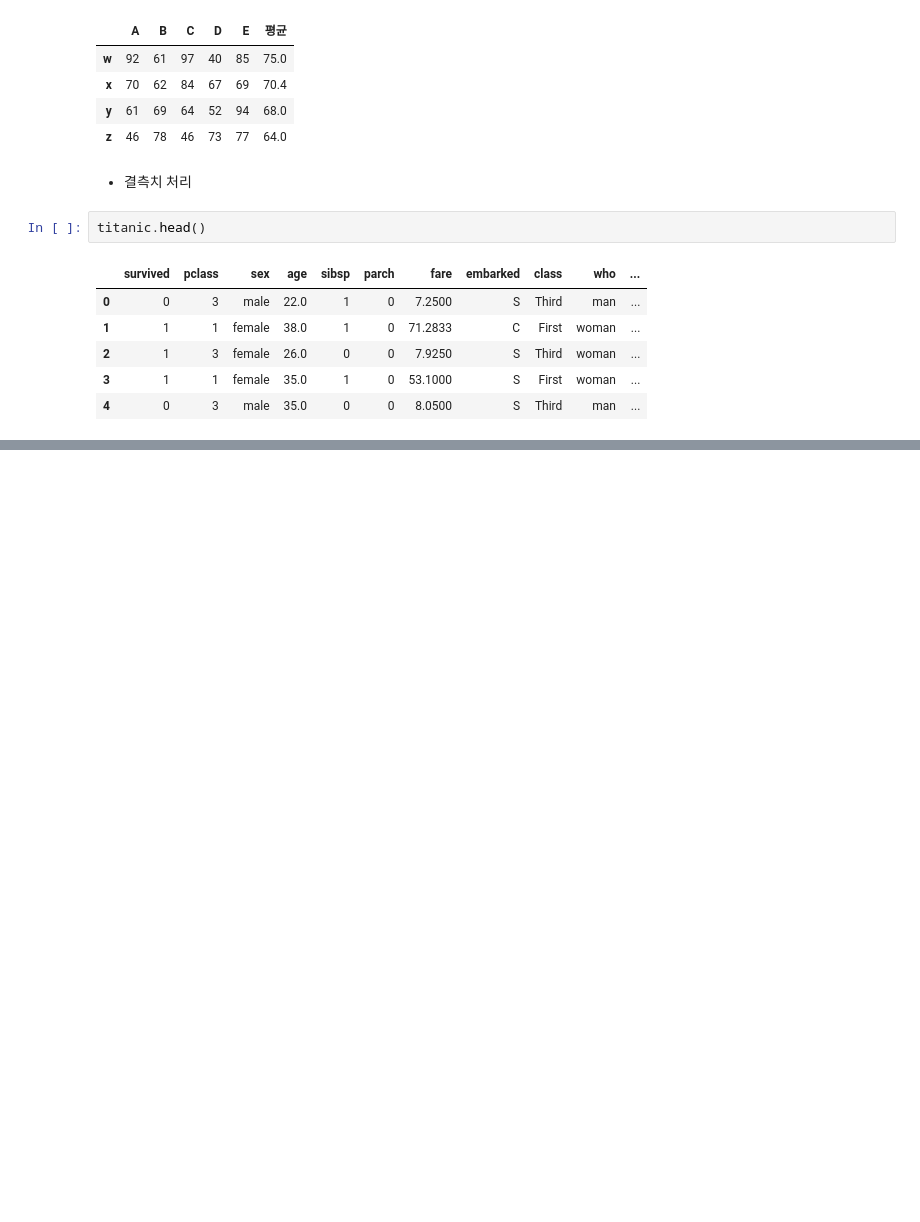
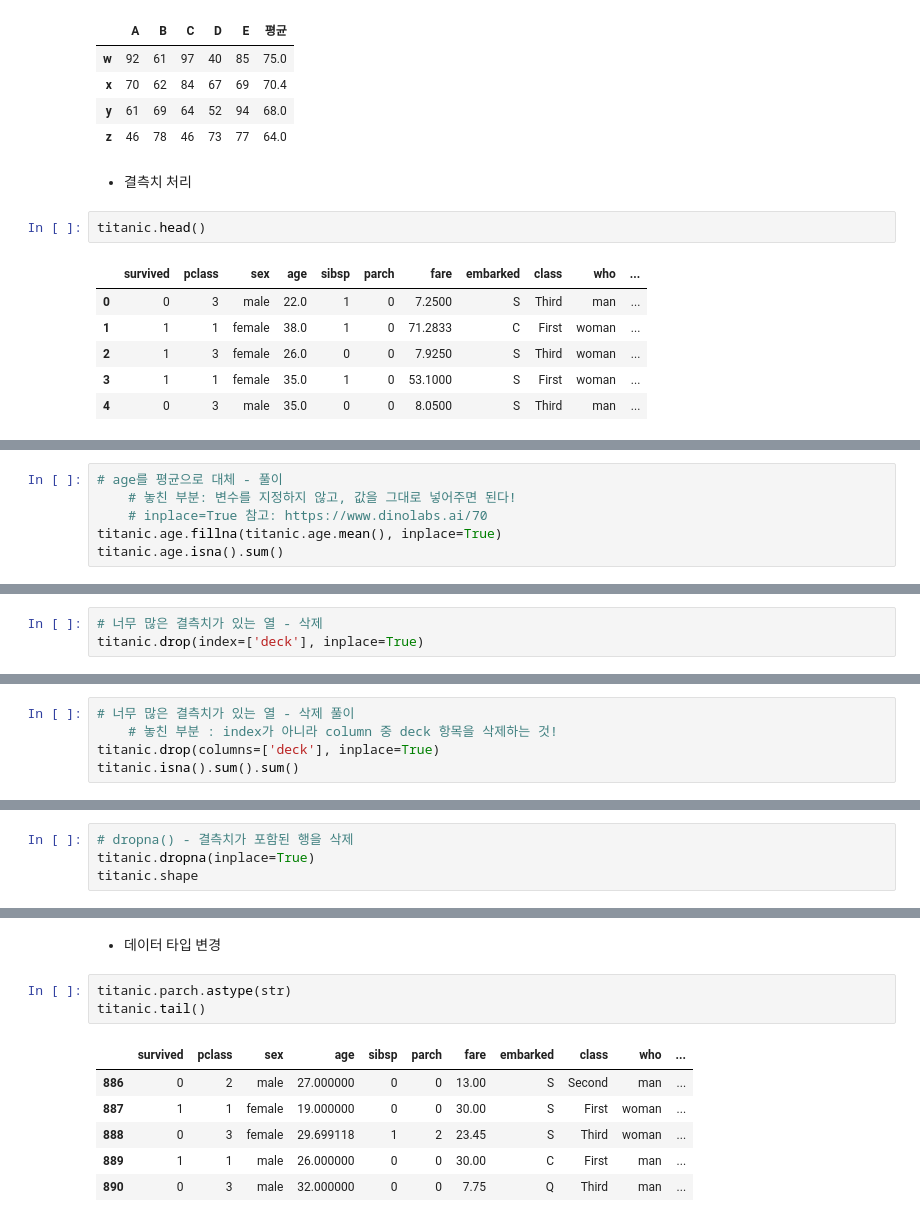
Before and after one commit to youngai1112/MachineLearning, a Jupyter notebook: 00.데이터분석/04.DataFrame2.ipynb, the cells around one changed output, grey strips where cells are left out. Cells and saved outputs as stored; diff of their text form; blank space fills up the shorter version.

```diff
--- a/00.데이터분석/04.DataFrame2.ipynb
+++ b/00.데이터분석/04.DataFrame2.ipynb
@@ -148,0 +211,6 @@ d
+# %%
+# age를 평균으로 대체 - 풀이
+    # 놓친 부분: 변수를 지정하지 않고, 값을 그대로 넣어주면 된다!
+    # inplace=True 참고: https://www.dinolabs.ai/70
+titanic.age.fillna(titanic.age.mean(), inplace=True)
+titanic.age.isna().sum()
@@ -148,0 +219,3 @@ d
+# %%
+# 너무 많은 결측치가 있는 열 - 삭제
+titanic.drop(index=['deck'], inplace=True)
@@ -148,0 +224,5 @@ d
+# %%
+# 너무 많은 결측치가 있는 열 - 삭제 풀이
+    # 놓친 부분 : index가 아니라 column 중 deck 항목을 삭제하는 것!
+titanic.drop(columns=['deck'], inplace=True)
+titanic.isna().sum().sum()
@@ -148,0 +231,4 @@ d
+# %%
+# dropna() - 결측치가 포함된 행을 삭제
+titanic.dropna(inplace=True)
+titanic.shape
@@ -148,0 +246,12 @@ d
+# %% [markdown]
+- 데이터 타입 변경
+# %%
+titanic.parch.astype(str)
+titanic.tail()
+# %% [output]
+|  | survived | pclass | sex | age | sibsp | parch | fare | embarked | class | who | ... |
+| 886 | 0 | 2 | male | 27.000000 | 0 | 0 | 13.00 | S | Second | man | ... |
+| 887 | 1 | 1 | female | 19.000000 | 0 | 0 | 30.00 | S | First | woman | ... |
+| 888 | 0 | 3 | female | 29.699118 | 1 | 2 | 23.45 | S | Third | woman | ... |
+| 889 | 1 | 1 | male | 26.000000 | 0 | 0 | 30.00 | C | First | man | ... |
+| 890 | 0 | 3 | male | 32.000000 | 0 | 0 | 7.75 | Q | Third | man | ... |
```
Also changed, not shown: parts of 24 cells of this notebook.
